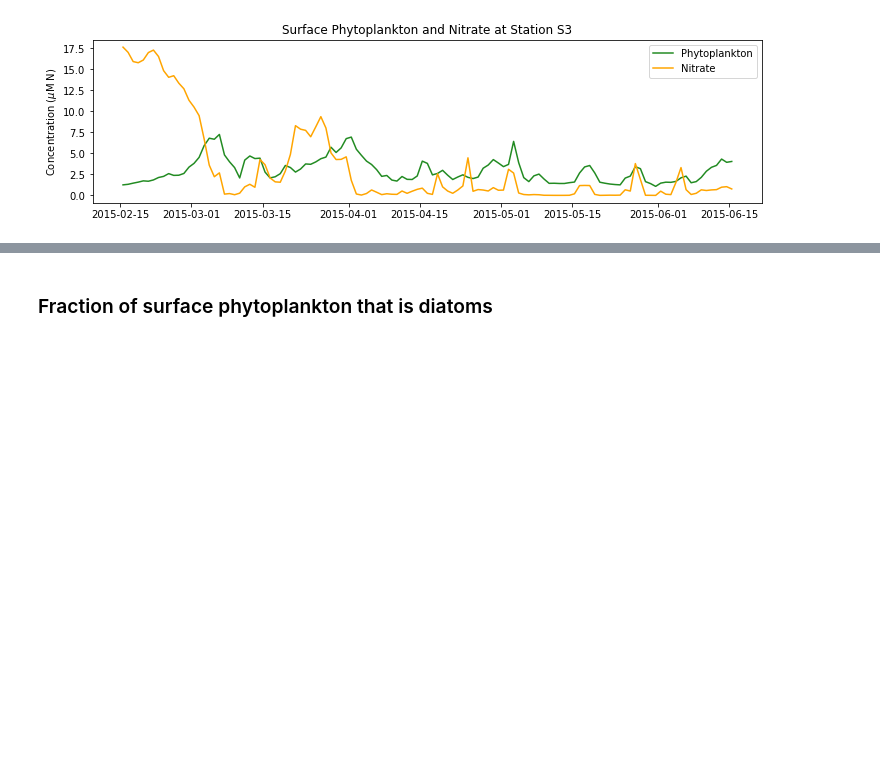
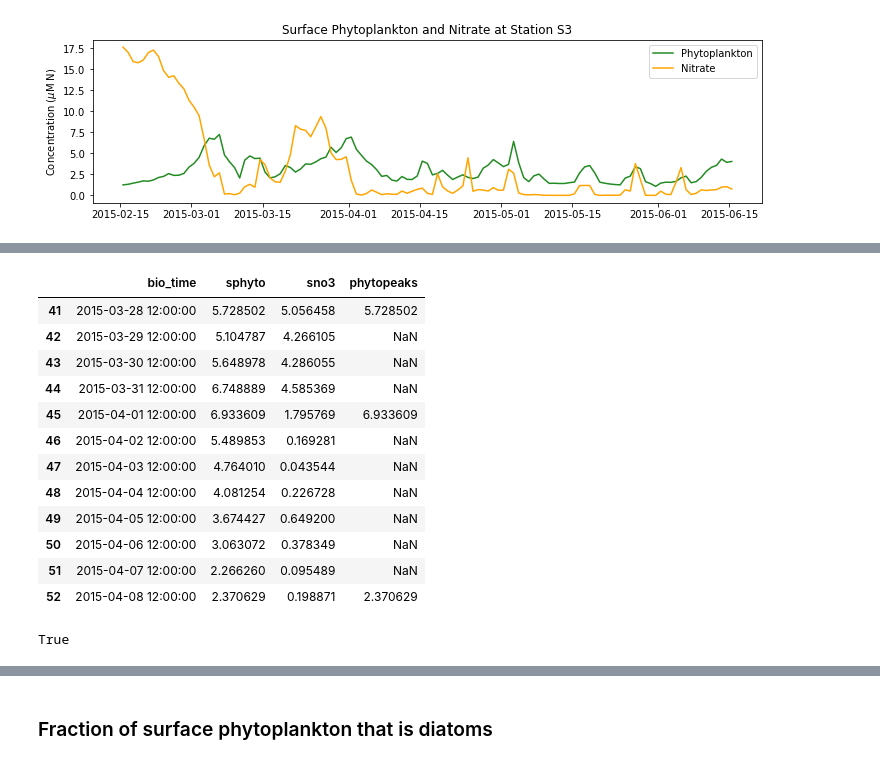
Before and after one commit to SalishSeaCast/Analysis-Aline, a Jupyter notebook: notebooks/Bloom_Timing/2015_S3_PhytoBloomTiming.ipynb, the cells around one changed output, grey strips where cells are left out. Cells and saved outputs as stored; diff of their text form; code cells hidden in the pictures; blank space fills up the shorter version.

Commit message:
done bloom metrics 2,3, and half of 1 for 2015

```diff
--- a/notebooks/Bloom_Timing/2015_S3_PhytoBloomTiming.ipynb
+++ b/notebooks/Bloom_Timing/2015_S3_PhytoBloomTiming.ipynb
@@ -71,6 +71,10 @@ if recalc==True or not os.path.isfile(savepath):
         sdiat=np.array(bio.diatoms.isel(deptht=ik,y=ij,x=ii))
         sflag=np.array(bio.flagellates.isel(deptht=ik,y=ij,x=ii))
         scili=np.array(bio.ciliates.isel(deptht=ik,y=ij,x=ii))
+        no3_alld=np.array(bio.nitrate.isel(y=ij,x=ii))
+        diat_alld=np.array(bio.diatoms.isel(y=ij,x=ii))
+        flag_alld=np.array(bio.flagellates.isel(y=ij,x=ii))
+        cili_alld=np.array(bio.ciliates.isel(y=ij,x=ii))
         with xr.open_mfdataset(fliste3t['paths']) as carp:
             intdiat=np.array(np.sum(bio.diatoms.isel(y=ij,x=ii)*carp.e3t.isel(y=ij,x=ii),1)) # depth integrated diatom
             intphyto=np.array(np.sum((bio.diatoms.isel(y=ij,x=ii)+bio.flagellates.isel(y=ij,x=ii)\
@@ -79,6 +83,7 @@ if recalc==True or not os.path.isfile(savepath):
     fracdiat=intdiat/intphyto # depth integrated fraction of diatoms
 
     sphyto=sdiat+sflag+scili
+    phyto_alld=diat_alld+flag_alld+cili_alld
     percdiat=sdiat/sphyto # percent diatoms
 
     opsdir='/results/forcing/atmospheric/GEM2.5/operational'
@@ -119,8 +124,8 @@ if recalc==True or not os.path.isfile(savepath):
     rivFlow=dfFra2['Flow'].values
     # could also write dfFra['Date'], sometimes this is required
     # newstart is a datetime object, so we convert it to just a date with .date
-    pickle.dump((bio_time,sno3,sdiat,sflag,scili,intdiat,intphyto,spar,fracdiat,sphyto,percdiat,
+    pickle.dump((bio_time,sno3,sdiat,sflag,scili,diat_alld,no3_alld,flag_alld,cili_alld,phyto_alld,intdiat,intphyto,spar,fracdiat,sphyto,percdiat,
             u_wind,v_wind,twind,solar,wspeed,winddirec,riv_time,rivFlow),open(savepath,'wb'))
 else:
-    bio_time,sno3,sdiat,sflag,scili,intdiat,intphyto,spar,fracdiat,sphyto,percdiat,\
+    bio_time,sno3,sdiat,sflag,scili,diat_alld,no3_alld,flag_alld,cili_alld,phyto_alld,intdiat,intphyto,spar,fracdiat,sphyto,percdiat,\
             u_wind,v_wind,twind,solar,wspeed,winddirec,riv_time,rivFlow=pickle.load(open(savepath,'rb'))
@@ -140,0 +243,4 @@ Text(0.5, 1.0, 'Surface Phytoplankton and Nitrate at Station S3')
+# %%
+# A dataframe that contains the variables needed to determine the timing of the spring bloom for metric 2 & 3
+df = pd.DataFrame({'bio_time':bio_time, 'sphyto':sphyto, 'sno3':sno3})
+sphyto
@@ -140,0 +265,4 @@ Text(0.5, 1.0, 'Surface Phytoplankton and Nitrate at Station S3')
+# %%
+# to find all the peaks
+df['phytopeaks'] = df.sphyto[(df.sphyto.shift(1) < df.sphyto) & (df.sphyto.shift(-1) < df.sphyto)]
+df
@@ -140,0 +283,21 @@ Text(0.5, 1.0, 'Surface Phytoplankton and Nitrate at Station S3')
+# %%
+df.loc[df.bio_time>dt.datetime(2015,3,28)].head(12)
+# %% [output]
+|  | bio_time | sphyto | sno3 | phytopeaks |
+| 41 | 2015-03-28 12:00:00 | 5.728502 | 5.056458 | 5.728502 |
+| 42 | 2015-03-29 12:00:00 | 5.104787 | 4.266105 | NaN |
+| 43 | 2015-03-30 12:00:00 | 5.648978 | 4.286055 | NaN |
+| 44 | 2015-03-31 12:00:00 | 6.748889 | 4.585369 | NaN |
+| 45 | 2015-04-01 12:00:00 | 6.933609 | 1.795769 | 6.933609 |
+| 46 | 2015-04-02 12:00:00 | 5.489853 | 0.169281 | NaN |
+| 47 | 2015-04-03 12:00:00 | 4.764010 | 0.043544 | NaN |
+| 48 | 2015-04-04 12:00:00 | 4.081254 | 0.226728 | NaN |
+| 49 | 2015-04-05 12:00:00 | 3.674427 | 0.649200 | NaN |
+| 50 | 2015-04-06 12:00:00 | 3.063072 | 0.378349 | NaN |
+| 51 | 2015-04-07 12:00:00 | 2.266260 | 0.095489 | NaN |
+| 52 | 2015-04-08 12:00:00 | 2.370629 | 0.198871 | 2.370629 |
+# %%
+i=45
+df['sphyto'].iloc[i-1]>5 and df['sphyto'].iloc[i-2]>5 and pd.notna(df['phytopeaks'].iloc[i])
+# %% [output]
+True
```
Also changed, not shown: parts of 24 cells of this notebook.
